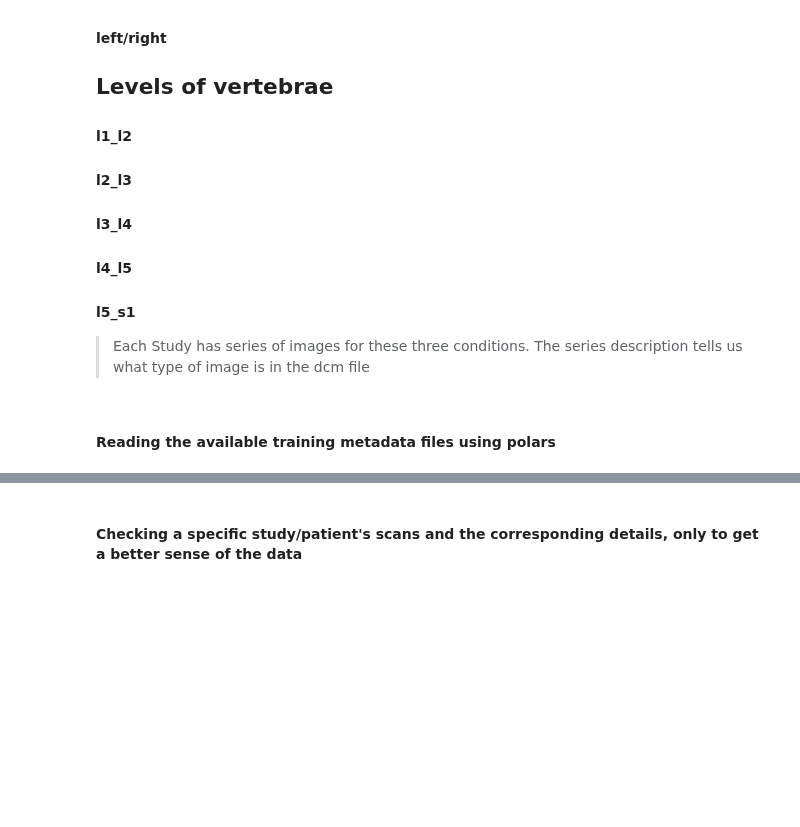
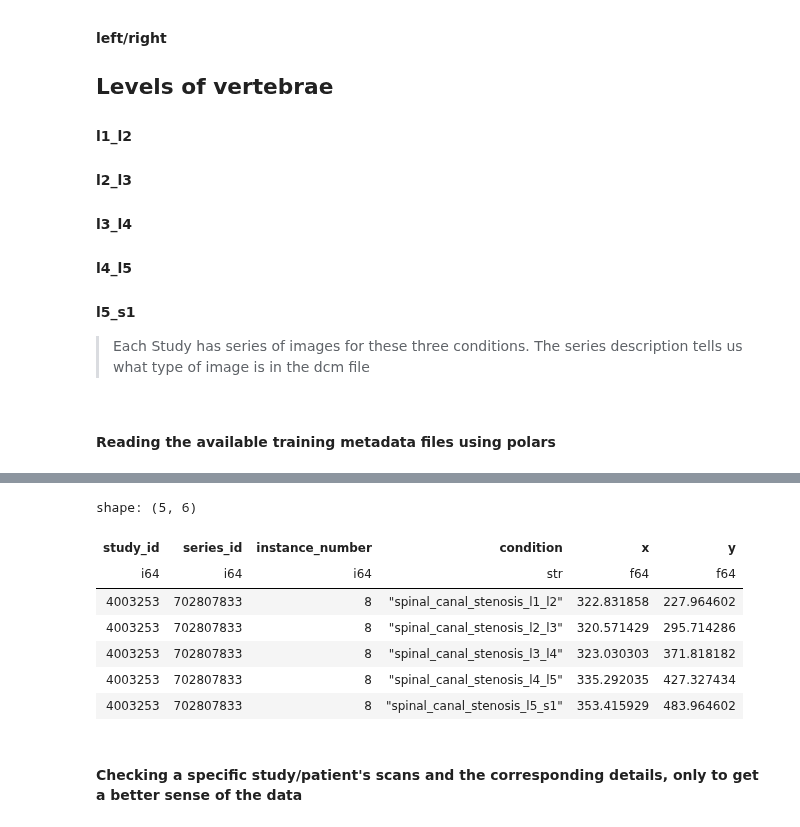
Before and after one commit to sumaniitm/RSNA-2024-Lumbar-Spine-Degenerative-Classification, a Jupyter notebook: primary-problem-study-rsna-2024.ipynb, the cells around one changed output, grey strips where cells are left out. Cells and saved outputs as stored; diff of their text form; code cells hidden in the pictures; blank space fills up the shorter version.

```diff
--- a/primary-problem-study-rsna-2024.ipynb
+++ b/primary-problem-study-rsna-2024.ipynb
@@ -45,3 +61,18 @@ train_label_coordinates = pl.read_csv('/kaggle/input/rsna-2024-lumbar-spine-dege
+# %%
+train_label_coordinates_formatted = dd.sql("select study_id, series_id, instance_number \
+,lower(replace(condition,' ','_')||'_'||replace(level,'/','_')) as condition, x, y \
+from train_label_coordinates").pl()
+
+train_label_coordinates_formatted.head()
+# %% [output]
+shape: (5, 6)
+| study_id | series_id | instance_number | condition | x | y |
+| i64 | i64 | i64 | str | f64 | f64 |
+| 4003253 | 702807833 | 8 | "spinal_canal_stenosis_l1_l2" | 322.831858 | 227.964602 |
+| 4003253 | 702807833 | 8 | "spinal_canal_stenosis_l2_l3" | 320.571429 | 295.714286 |
+| 4003253 | 702807833 | 8 | "spinal_canal_stenosis_l3_l4" | 323.030303 | 371.818182 |
+| 4003253 | 702807833 | 8 | "spinal_canal_stenosis_l4_l5" | 335.292035 | 427.327434 |
+| 4003253 | 702807833 | 8 | "spinal_canal_stenosis_l5_s1" | 353.415929 | 483.964602 |
 # %% [markdown]
 #### Checking a specific study/patient's scans and the corresponding details, only to get a better sense of the data
 # %%
```
Also changed, not shown: parts of 8 cells of this notebook.
